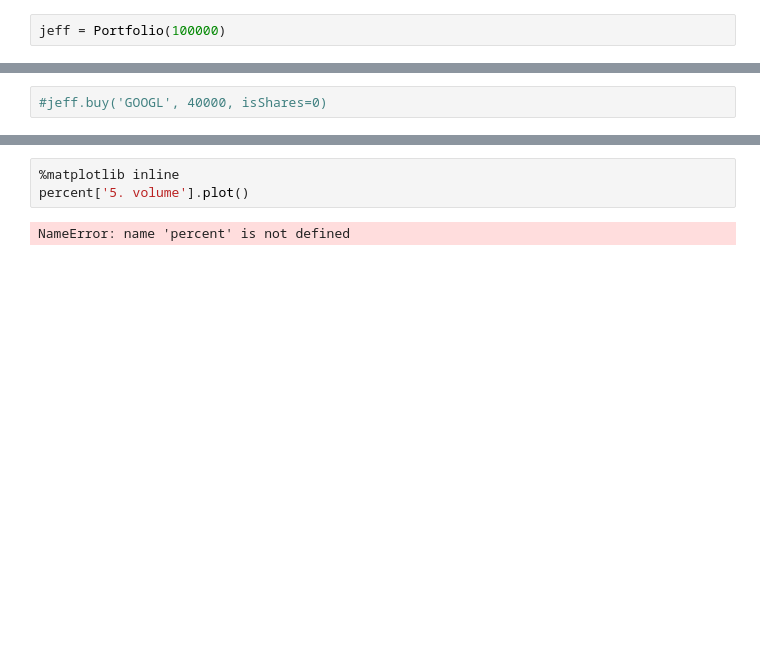
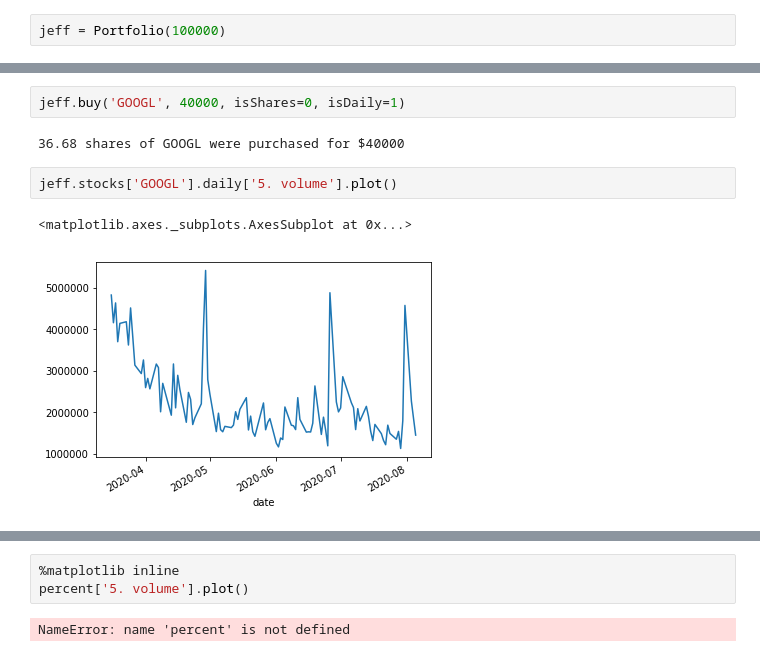
Before and after one commit to jwheeler706/Buy-low-sell-high, a Jupyter notebook: Testing testing.ipynb, the cells around one changed output, grey strips where cells are left out. Saved outputs shown, nothing was run; the diff lists cells and outputs as text; blank space fills up the shorter version.

Commit message:
Added support for daily data to basically all of the functions

```diff
--- a/Testing testing.ipynb
+++ b/Testing testing.ipynb
@@ -5,2 +15,9 @@ jeff = Portfolio(100000)
 # %%
-#jeff.buy('GOOGL', 40000, isShares=0)
+jeff.buy('GOOGL', 40000, isShares=0, isDaily=1)
+# %% [output]
+36.68 shares of GOOGL were purchased for $40000
+# %%
+jeff.stocks['GOOGL'].daily['5. volume'].plot()
+# %% [output]
+<matplotlib.axes._subplots.AxesSubplot at 0x...>
+[figure, added]
```
Also changed, not shown: parts of 17 cells of this notebook, 1 other file.
